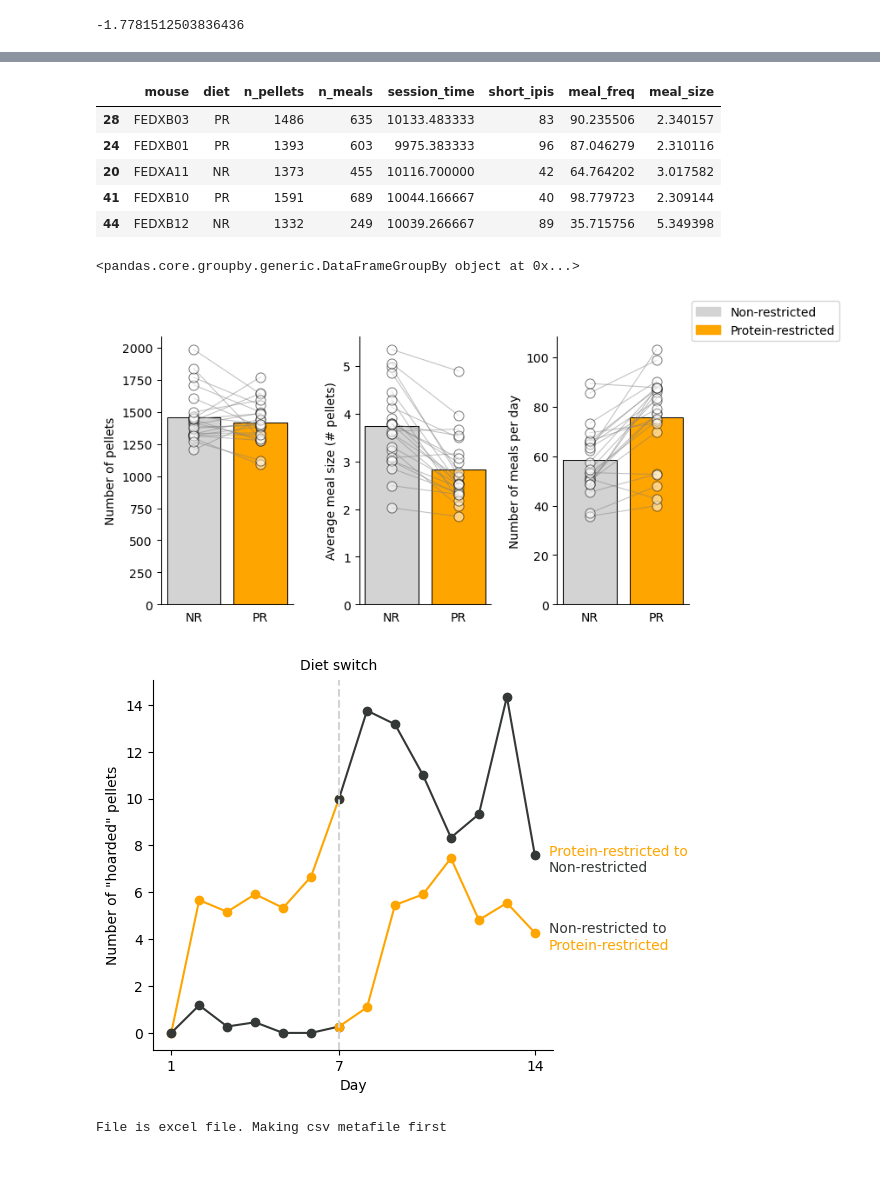
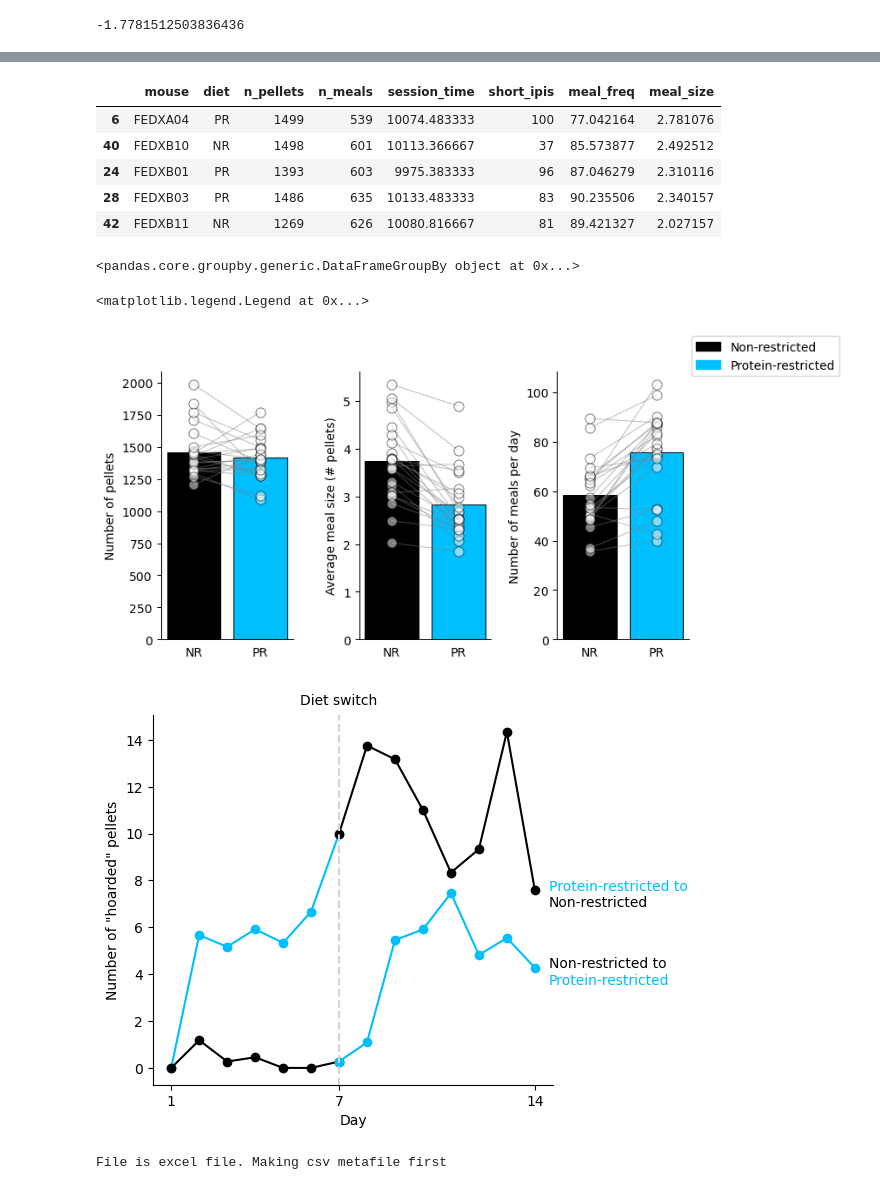
Before and after one commit to Htbibalan/FEDProtein, a Jupyter notebook: notebooks/BNA_2023_figs_revert_bna.ipynb, the cells around one changed output, grey strips where cells are left out. Saved outputs shown, nothing was run; the diff lists cells and outputs as text; code cells hidden in the pictures.

```diff
--- a/notebooks/BNA_2023_figs_revert_bna.ipynb
+++ b/notebooks/BNA_2023_figs_revert_bna.ipynb
@@ -25,7 +25,7 @@ def tweak_fed(df):
 pellets = tweak_fed(df) # could add animal name from metafile and diet and phase so these are returned in dataframe
 # %%
 # read in metafile and put pellets dataframe in keys of a dict
-METAFILE = "..\\FEDXA DATA SHEETS METAFILE.xls"
+METAFILE = "..\\FEDProtein_METAFILE.xls"
 rows, header = tp.metafilereader(METAFILE, sheetname="METAFILE")
 
 ff_dict = {}
@@ -115,11 +122,11 @@ ff.reset_index(drop=True, inplace=True);
 ff.sample(5)
 # %% [output]
 |  | mouse | diet | n_pellets | n_meals | session_time | short_ipis | meal_freq | meal_size |
+| 6 | FEDXA04 | PR | 1499 | 539 | 10074.483333 | 100 | 77.042164 | 2.781076 |
+| 40 | FEDXB10 | NR | 1498 | 601 | 10113.366667 | 37 | 85.573877 | 2.492512 |
+| 24 | FEDXB01 | PR | 1393 | 603 | 9975.383333 | 96 | 87.046279 | 2.310116 |
 | 28 | FEDXB03 | PR | 1486 | 635 | 10133.483333 | 83 | 90.235506 | 2.340157 |
-| 24 | FEDXB01 | PR | 1393 | 603 | 9975.383333 | 96 | 87.046279 | 2.310116 |
-| 20 | FEDXA11 | NR | 1373 | 455 | 10116.700000 | 42 | 64.764202 | 3.017582 |
-| 41 | FEDXB10 | PR | 1591 | 689 | 10044.166667 | 40 | 98.779723 | 2.309144 |
-| 44 | FEDXB12 | NR | 1332 | 249 | 10039.266667 | 89 | 35.715756 | 5.349398 |
+| 42 | FEDXB11 | NR | 1269 | 626 | 10080.816667 | 81 | 89.421327 | 2.027157 |
 # %%
 ff.groupby(by=["mouse", "diet"])
 # %% [output]
@@ -129,33 +136,34 @@ n_pellets = pd.pivot_table(ff, values="n_pellets", index="mouse", columns="diet"
 meal_size = pd.pivot_table(ff, values="meal_size", index="mouse", columns="diet")
 meal_freq = pd.pivot_table(ff, values="meal_freq", index="mouse", columns="diet")
 # %%
-fed_cols = ["lightgrey", "orange"]
+fed_cols = ["black", "deepskyblue"]
 f, ax = plt.subplots(ncols = 3,
                      figsize=(9,4),
                      gridspec_kw={"wspace": 0.5, "right": 0.8})
 
 for axis, vals in zip(ax, [n_pellets, meal_size, meal_freq]):
     tp.barscatter([vals.NR, vals.PR],
                   paired=True,
                   barfacecolor=fed_cols,
                   barfacecolor_option="individual",
                   barlabels=["NR", "PR"],
                   sc_kwargs={"alpha": 0.5},
                   ax=axis);
 
 ax[0].set_ylabel("Number of pellets")
 ax[1].set_ylabel("Average meal size (# pellets)")
 ax[2].set_ylabel("Number of meals per day")
 
 # legend
 NR_patch = mpatches.Patch(color=fed_cols[0], label='Non-restricted')
 PR_patch = mpatches.Patch(color=fed_cols[1], label='Protein-restricted')
 
 ax[2].legend(handles=[NR_patch, PR_patch],
              bbox_to_anchor=(1, 1),
              bbox_transform=f.transFigure)
 
-f.savefig("..\\results\\fed_ff_mode.png")
+#f.savefig("..\\results\\fed_ff_mode.png")
 # %% [output]
+<matplotlib.legend.Legend at 0x...>
-[figure, old version]
+[figure, new version]
 # %%
@@ -177,7 +185,7 @@ hoard = tweak_hoarding(df)
 # %%
 hoard_grouped = pd.pivot_table(hoard, index=["mouse", "diet"])
 
-fed_cols = ["xkcd:charcoal", "orange"]
+fed_cols = ["black", "deepskyblue"]
 
 PRNR = hoard.groupby(by="diet").mean(numeric_only=True).loc["PRNR"]
 NRPR = hoard.groupby(by="diet").mean(numeric_only=True).loc["NRPR"]
@@ -214,7 +222,7 @@ ax.spines["right"].set_visible(False)
 
 f.savefig("..\\results\\hoarding.png")
 # %% [output]
-[figure, old version]
+[figure, new version]
 # %%
 # read in metafile and put pellets dataframe in keys of a dict
 METAFILE = "..\\FEDXA DATA SHEETS METAFILE.xls"
```
Also changed, not shown: parts of 3 cells of this notebook, 1 other file.
